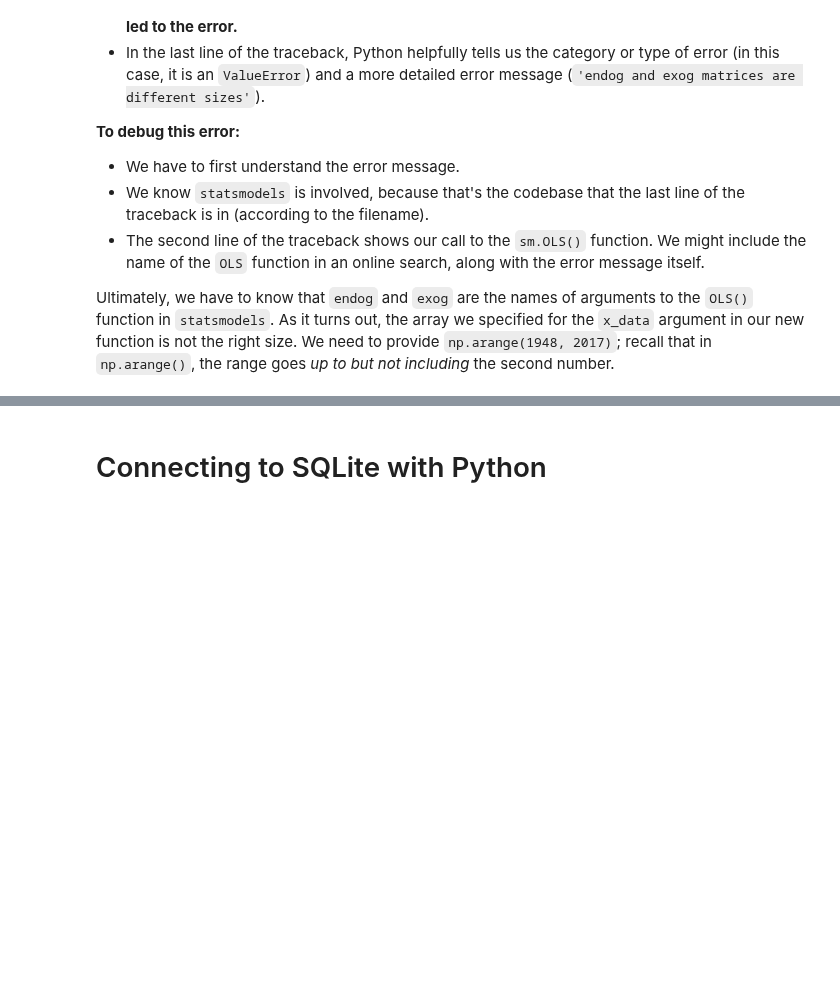
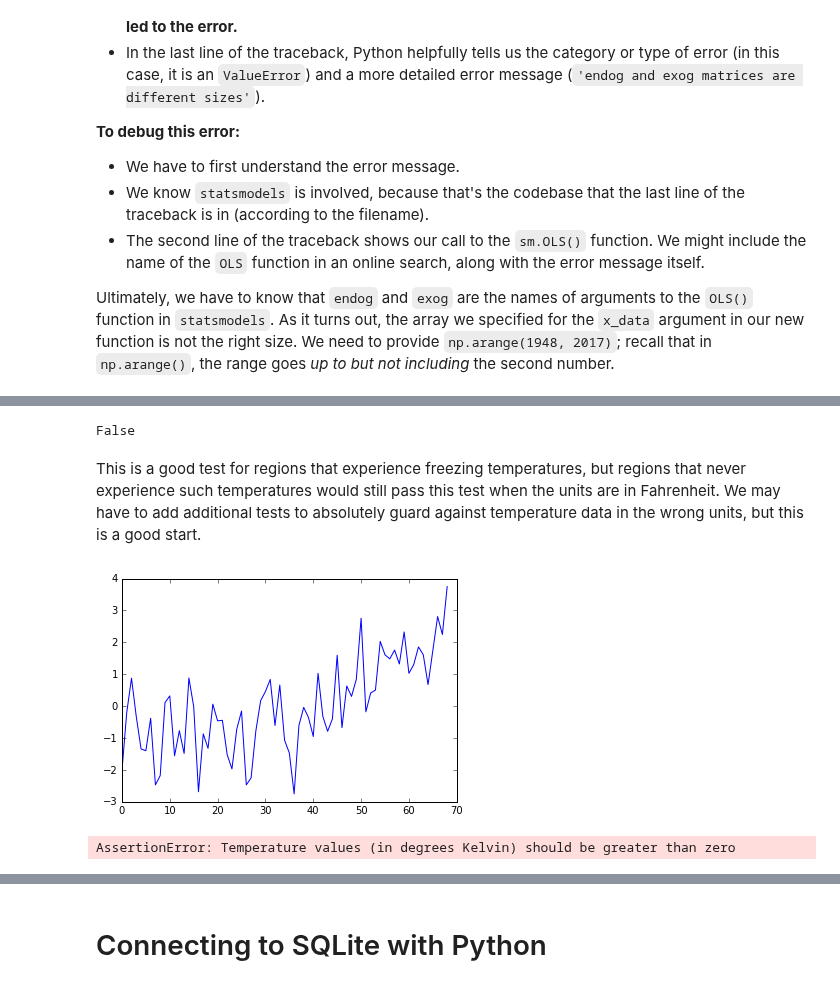
Before and after one commit to arthur-e/swc-workshop, a Jupyter notebook: python-climate/Python-SWC-Intro-Climate.ipynb, the cells around one changed output, grey strips where cells are left out. Cells and saved outputs as stored; diff of their text form; code cells hidden in the pictures; blank space fills up the shorter version.

Commit message:
Updated Python lesson on climate (for SWC)
Added table of contents and started section on Defensive Programming.

```diff
--- a/python-climate/Python-SWC-Intro-Climate.ipynb
+++ b/python-climate/Python-SWC-Intro-Climate.ipynb
@@ -1434,0 +1516,22 @@ Ultimately, we have to know that `endog` and `exog` are the names of arguments t
+# %%
+data_in_f = kelvin_to_fahr(data)
+
+# Are all values greater than zero?
+np.all(data_in_f > 0)
+# %% [output]
+False
+# %% [markdown]
+This is a good test for regions that experience freezing temperatures, but regions that never experience such temperatures would still pass this test when the units are in Fahrenheit. We may have to add additional tests to absolutely guard against temperature data in the wrong units, but this is a good start.
+# %%
+def plot_temperature_anomaly(temp_array):
+    assert np.all(temp_array > 0), 'Temperature values (in degrees Kelvin) should be greater than zero'
+    pyplot.plot(temp_array.mean(axis = 1) - temp_array.mean())
+    pyplot.show()
+
+plot_temperature_anomaly(data)
+# %% [output]
+[figure, added]
+# %%
+plot_temperature_anomaly(kelvin_to_fahr(data))
+# %% [output]
+AssertionError: Temperature values (in degrees Kelvin) should be greater than zero
```
Also changed, not shown: parts of 18 cells of this notebook.
